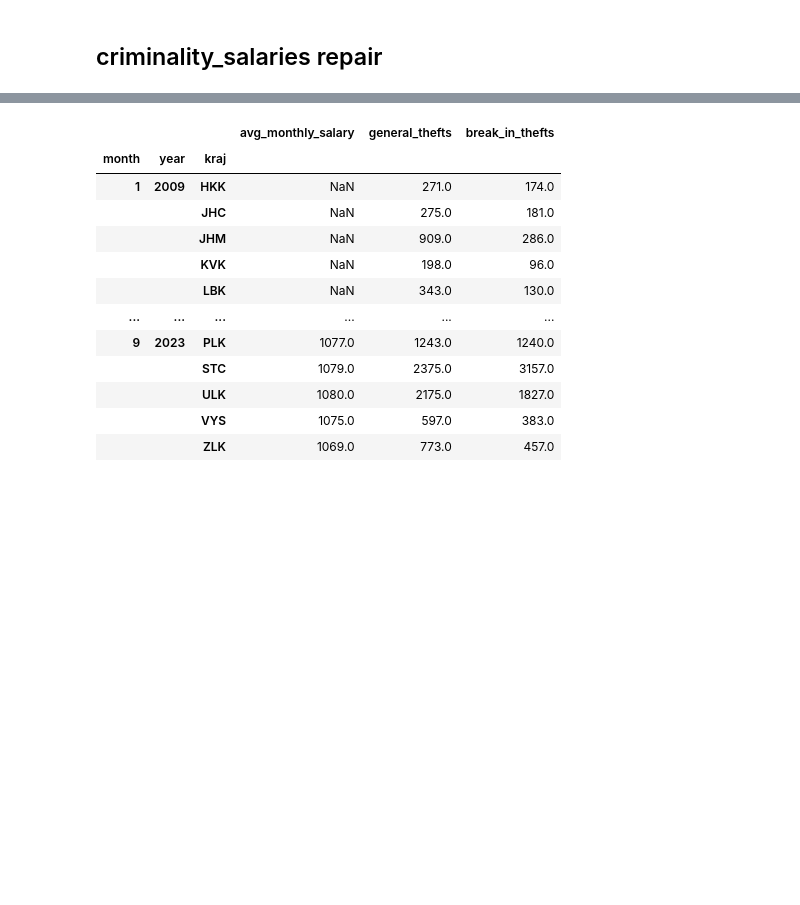
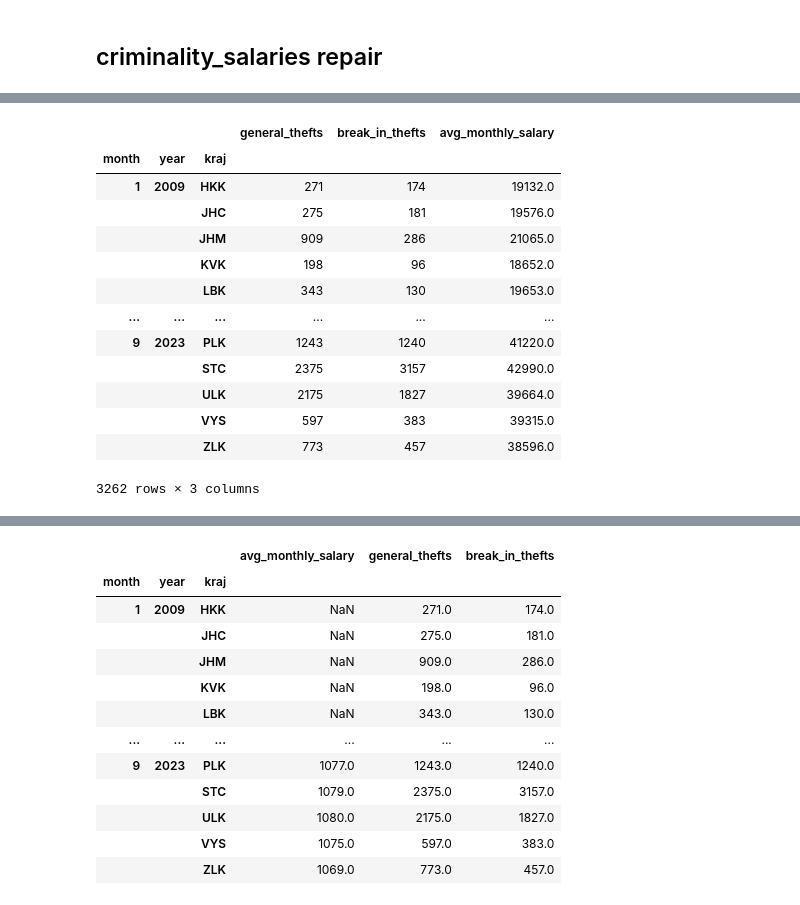
Before and after one commit to DianaKorladinova/SAN_Unemployment_Refugees, a Jupyter notebook: mlynatom/data_preprocessing/final_data_process.ipynb, the cells around one changed output, grey strips where cells are left out. Saved outputs shown, nothing was run; the diff lists cells and outputs as text; code cells hidden in the pictures; blank space fills up the shorter version.

```diff
--- a/mlynatom/data_preprocessing/final_data_process.ipynb
+++ b/mlynatom/data_preprocessing/final_data_process.ipynb
@@ -194,0 +199,18 @@ df
+# %%
+df.set_index(keys=["month", "year", "kraj"], inplace=True)
+df
+# %% [output]
+|  |  |  | general_thefts | break_in_thefts | avg_monthly_salary |
+| month | year | kraj |  |  |  |
+| 1 | 2009 | HKK | 271 | 174 | 19132.0 |
+|  |  | JHC | 275 | 181 | 19576.0 |
+|  |  | JHM | 909 | 286 | 21065.0 |
+|  |  | KVK | 198 | 96 | 18652.0 |
+|  |  | LBK | 343 | 130 | 19653.0 |
+| ... | ... | ... | ... | ... | ... |
+| 9 | 2023 | PLK | 1243 | 1240 | 41220.0 |
+|  |  | STC | 2375 | 3157 | 42990.0 |
+|  |  | ULK | 2175 | 1827 | 39664.0 |
+|  |  | VYS | 597 | 383 | 39315.0 |
+|  |  | ZLK | 773 | 457 | 38596.0 |
+3262 rows × 3 columns
```
Also changed, not shown: parts of 11 cells of this notebook, 2 other files.
